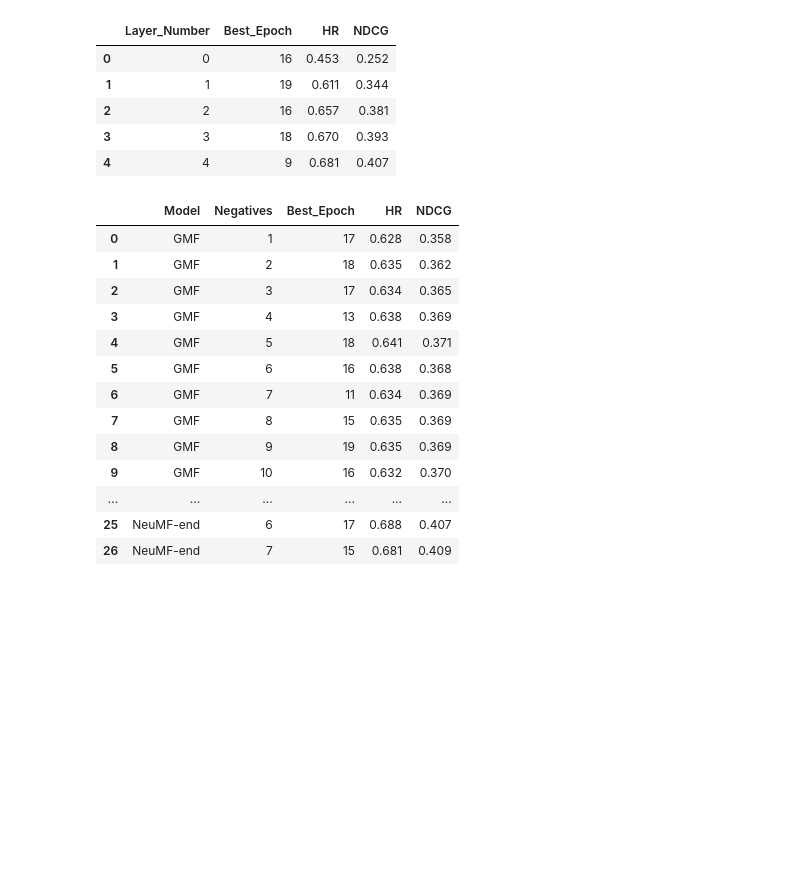
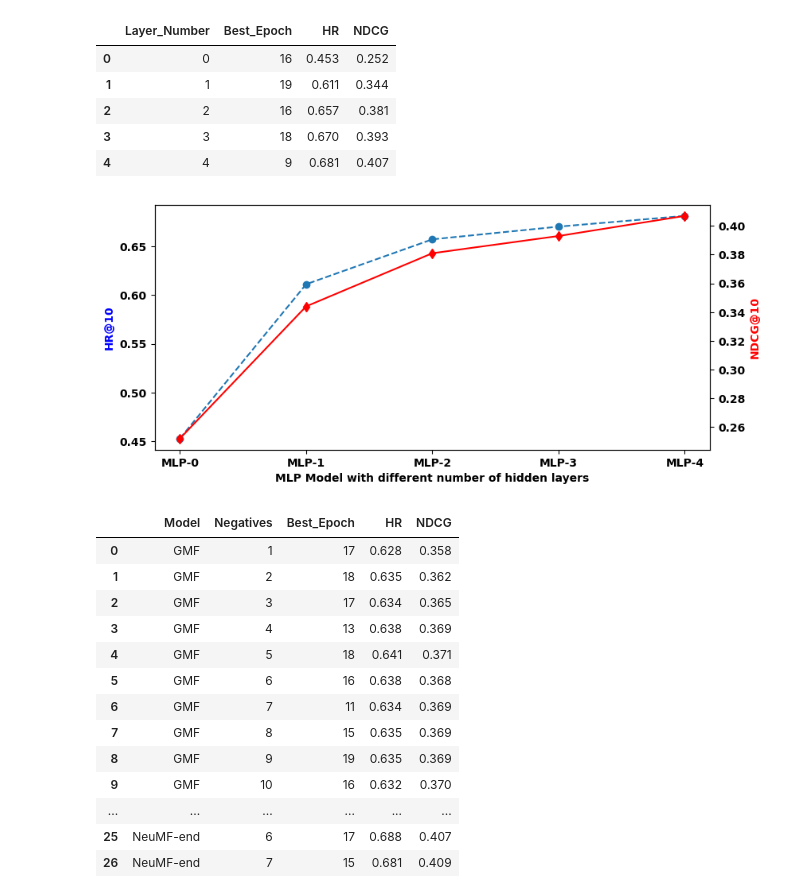
Before and after one commit to Harold-QIU/STA326_Assignment3, a Jupyter notebook: notebook/plot.ipynb, the cells around one changed output. Drawn from its saved outputs; the diff is of its cells as text; code cells hidden in the pictures; blank space fills up the shorter version.

```diff
--- a/notebook/plot.ipynb
+++ b/notebook/plot.ipynb
@@ -26,6 +26,23 @@ task2_df # Table
 | 2 | 2 | 16 | 0.657 | 0.381 |
 | 3 | 3 | 18 | 0.670 | 0.393 |
 | 4 | 4 | 9 | 0.681 | 0.407 |
+# %%
+fig, ax = plt.subplots(1, figsize=(9, 4))
+
+x_ticks = ['MLP-0', 'MLP-1', 'MLP-2', 'MLP-3', 'MLP-4']
+
+# Plot the HR@10 and NDCG@10 twin y axis
+ax.plot(x_ticks, task2_df['HR'], marker='o', linestyle='--')
+ax.set_xlabel('MLP Model with different number of hidden layers', weight='bold')
+ax.set_ylabel('HR@10', color='b', weight='bold')
+ax2 = ax.twinx()
+ax2.plot(x_ticks, task2_df['NDCG'], color='r', marker='d')
+ax2.set_ylabel('NDCG@10', color='r', weight='bold')
+
+plt.savefig('layer.svg', bbox_inches='tight')
+plt.show()
+# %% [output]
+[figure, added]
 # %%
 task3_df
 # %% [output]
```
Also changed, not shown: parts of 1 cell of this notebook, 1 other file.
